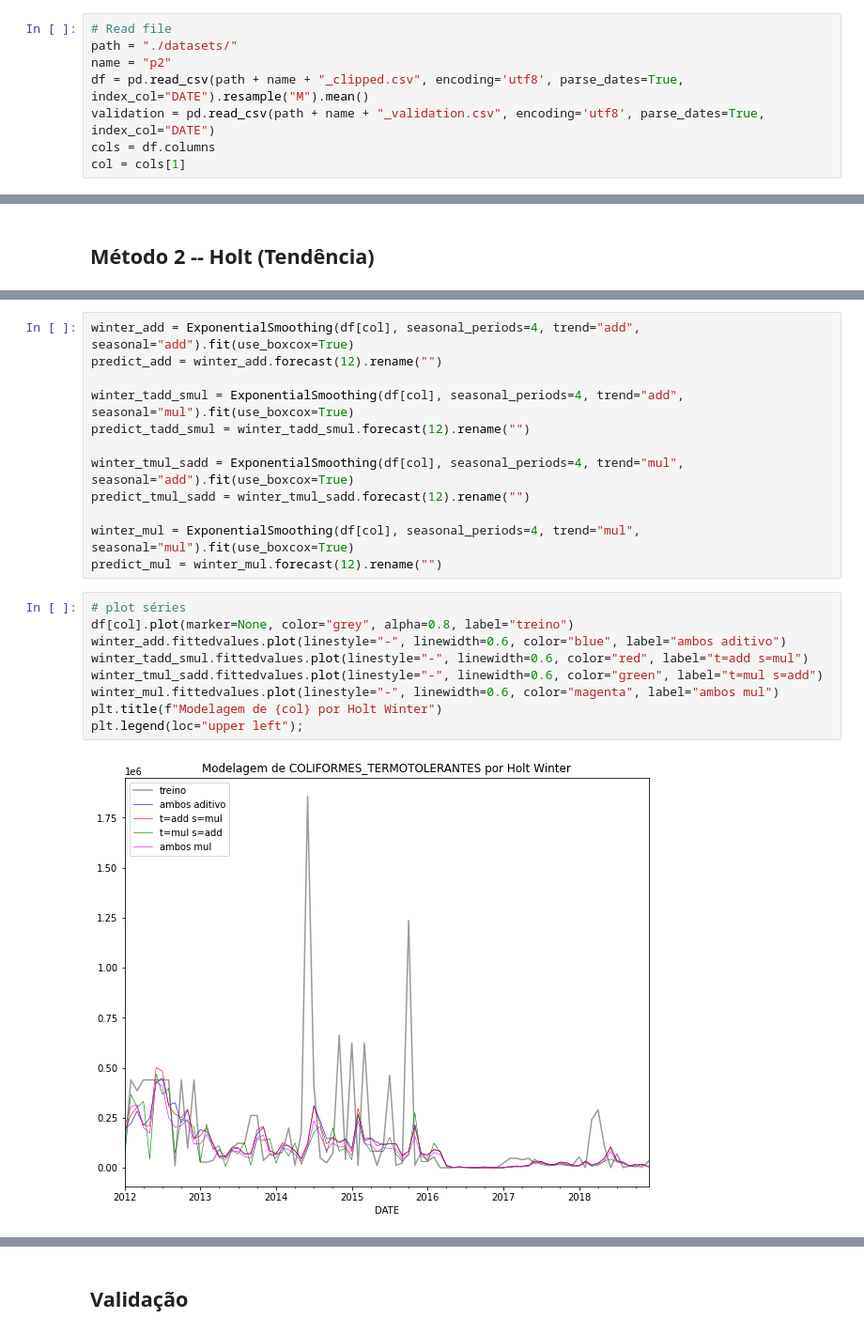
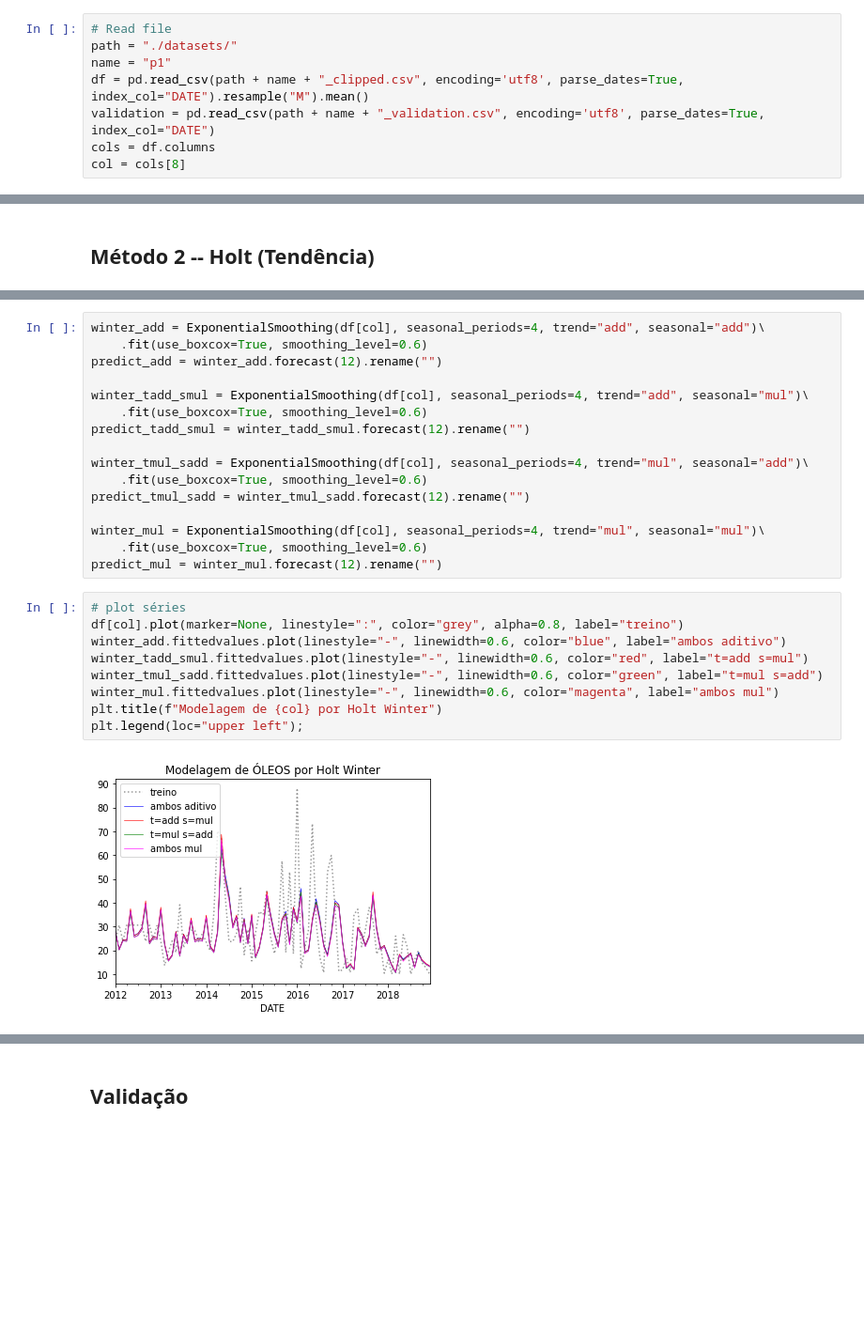
Before and after one commit to vcwild/wtp-model, a Jupyter notebook: ets.ipynb, the cells around one changed output, grey strips where cells are left out. Shown: that part at 94% size. Cells and saved outputs as stored; diff of their text form; blank space fills up the shorter version.

```diff
--- a/ets.ipynb
+++ b/ets.ipynb
@@ -25,11 +28,11 @@ warnings.filterwarnings('ignore')
 # %%
 # Read file
 path = "./datasets/"
-name = "p2"
+name = "p1"
 df = pd.read_csv(path + name + "_clipped.csv", encoding='utf8', parse_dates=True, index_col="DATE").resample("M").mean()
 validation = pd.read_csv(path + name + "_validation.csv", encoding='utf8', parse_dates=True, index_col="DATE")
 cols = df.columns
-col = cols[1]
+col = cols[8]
 # %% [markdown]
 ## Método 1 -- Suavização Simples (SES)
 # %%
@@ -66,26 +69,30 @@ Método aplicado utilizando transformação de poder Boxcox (Boxcox Power Transf
 # %%
-winter_add = ExponentialSmoothing(df[col], seasonal_periods=4, trend="add", seasonal="add").fit(use_boxcox=True)
+winter_add = ExponentialSmoothing(df[col], seasonal_periods=4, trend="add", seasonal="add")\
+    .fit(use_boxcox=True, smoothing_level=0.6)
 predict_add = winter_add.forecast(12).rename("")
 
-winter_tadd_smul = ExponentialSmoothing(df[col], seasonal_periods=4, trend="add", seasonal="mul").fit(use_boxcox=True)
+winter_tadd_smul = ExponentialSmoothing(df[col], seasonal_periods=4, trend="add", seasonal="mul")\
+    .fit(use_boxcox=True, smoothing_level=0.6)
 predict_tadd_smul = winter_tadd_smul.forecast(12).rename("")
 
-winter_tmul_sadd = ExponentialSmoothing(df[col], seasonal_periods=4, trend="mul", seasonal="add").fit(use_boxcox=True)
+winter_tmul_sadd = ExponentialSmoothing(df[col], seasonal_periods=4, trend="mul", seasonal="add")\
+    .fit(use_boxcox=True, smoothing_level=0.6)
 predict_tmul_sadd = winter_tmul_sadd.forecast(12).rename("")
 
-winter_mul = ExponentialSmoothing(df[col], seasonal_periods=4, trend="mul", seasonal="mul").fit(use_boxcox=True)
+winter_mul = ExponentialSmoothing(df[col], seasonal_periods=4, trend="mul", seasonal="mul")\
+    .fit(use_boxcox=True, smoothing_level=0.6)
 predict_mul = winter_mul.forecast(12).rename("")
 # %%
 # plot séries
-df[col].plot(marker=None, color="grey", alpha=0.8, label="treino")
+df[col].plot(marker=None, linestyle=":", color="grey", alpha=0.8, label="treino")
 winter_add.fittedvalues.plot(linestyle="-", linewidth=0.6, color="blue", label="ambos aditivo")
 winter_tadd_smul.fittedvalues.plot(linestyle="-", linewidth=0.6, color="red", label="t=add s=mul")
 winter_tmul_sadd.fittedvalues.plot(linestyle="-", linewidth=0.6, color="green", label="t=mul s=add")
 winter_mul.fittedvalues.plot(linestyle="-", linewidth=0.6, color="magenta", label="ambos mul")
 plt.title(f"Modelagem de {col} por Holt Winter")
 plt.legend(loc="upper left");
 # %% [output]
-[figure, old version]
+[figure, new version]
 # %%
 # plot predições
 validation[col].plot(marker=None, color="orange", label="teste")
```
Also changed, not shown: parts of 12 cells of this notebook.
